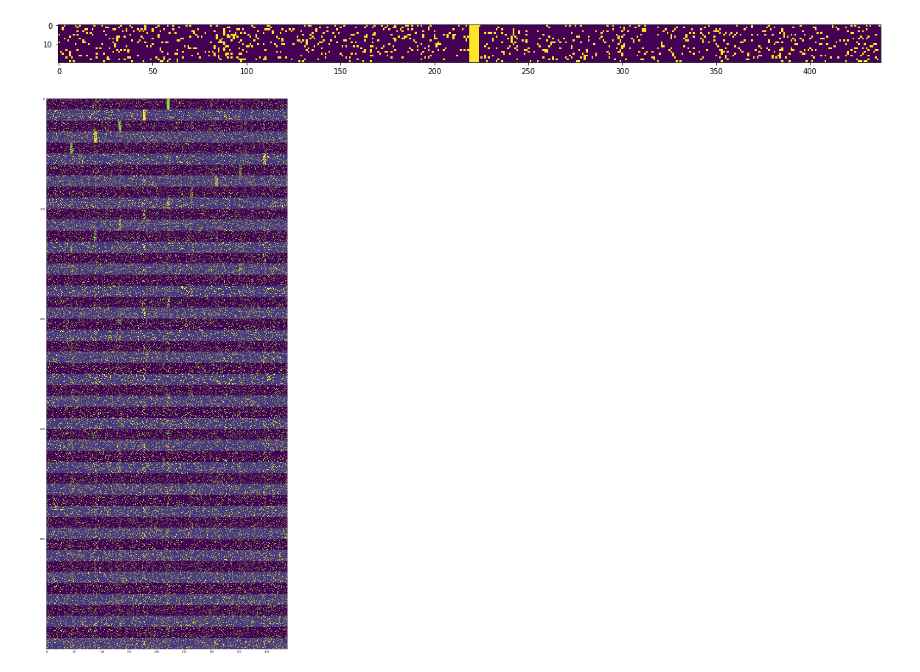
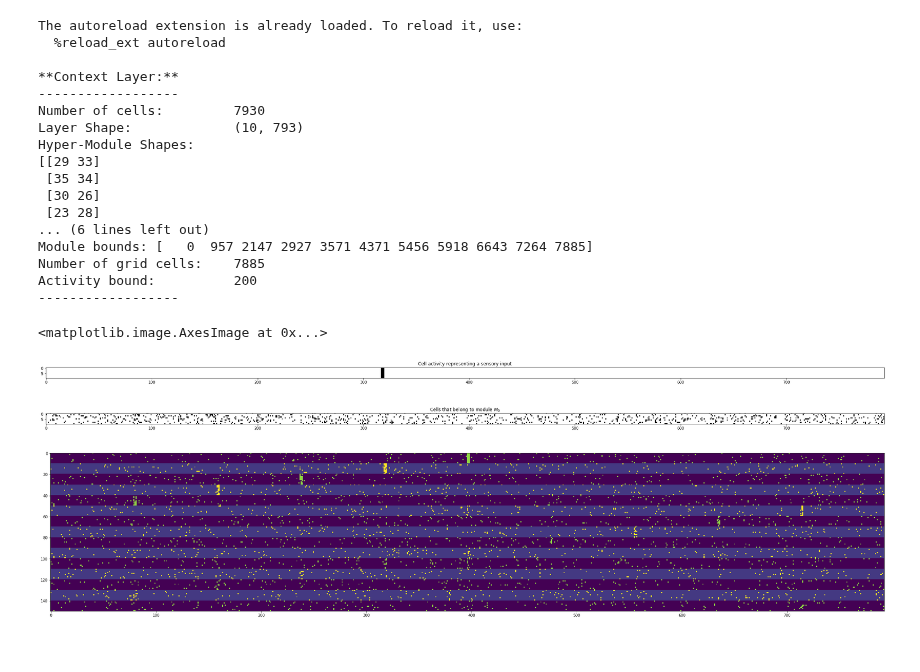
Before and after one commit to mirkoklukas/htmresearch, a Jupyter notebook: projects/gridcells/jupyter/context_integration/Position Estimate.ipynb, the cells around one changed output. Saved outputs shown, nothing was run; the diff lists cells and outputs as text; code cells hidden in the pictures.

```diff
--- a/projects/gridcells/jupyter/context_integration/Position Estimate.ipynb
+++ b/projects/gridcells/jupyter/context_integration/Position Estimate.ipynb
@@ -115,23 +1,87 @@ CL.clear()
+# %%
+import numpy as np
+import matplotlib.pyplot as plt
+from matplotlib import animation, rc
+from IPython.display import HTML
+from mpl_toolkits.mplot3d import Axes3D
+from htmresearch.support.gridcells.context_integration.context_layer import ContextLayer
+from htmresearch.support.gridcells.context_integration.utils import (create_module_shape,
+                                                                     create_action_tensor,
+                                                                     get_actions,
+                                                                     get_closed_3d_path,
+                                                                     load_digit_features)
+
+from scipy.stats import entropy
+
+%matplotlib inline
+%load_ext autoreload
+%autoreload 2
+
+
+
+m = 10   # Number of modules
+n = 30   # Approximate number of cells per module dimension
+d = 10   # Cells per minicolumn
+w = 3    # Code weight of the sensory SDR
+
+zero = np.zeros(2*m)
+dx,dy,dz = get_actions(m,3)
+
+module_shapes = create_module_shape(m,n, rmin=-10,rmax=5)
+action_tensor = create_action_tensor(m)
+
+X, V = get_closed_3d_path(num_samples=20, radius=5)
+
+CL  = ContextLayer(layer_height=d, module_shapes=module_shapes, action_map=action_tensor, max_activity=200)
+
+F = load_digit_features(w=w, shape=CL.layer.shape)
+
+print CL
+# %% [output]
+The autoreload extension is already loaded. To reload it, use:
+  %reload_ext autoreload
+
+**Context Layer:**
+------------------
+Number of cells:         7930
+Layer Shape:             (10, 793)
+Hyper-Module Shapes:
+[[29 33]
+ [35 34]
+ [30 26]
+ [23 28]
+... (6 lines left out)
+Module bounds: [   0  957 2147 2927 3571 4371 5456 5918 6643 7264 7885]
+Number of grid cells:    7885
+Activity bound:          200
+------------------
+# %%
+
+plt.figure(figsize=(40,20))
+plt.title("Cell activity representing a sensory input")
+plt.imshow(F[4], cmap="binary", vmin=0, vmax=1)
+
+plt.figure(figsize=(40,20))
+plt.title("Cells that belong to module $M_0$")
+plt.imshow(CL.highlight_module(0), cmap="binary", vmin=0, vmax=1)
+# %% [output]
+<matplotlib.image.AxesImage at 0x...>
+[figure, added]
+[figure, added]
 # %%
 CL.clear()
 CL.extend(zero, F[0])
 T = 500
 for t in range(T):
     CL.extend(dx , F[1 + t%9])
 
-plt.figure(figsize=(20,10))
-plt.imshow(CL.layer)
-plt.show()
 
 plt.figure(figsize=(40,40))
-
-img = np.concatenate([CL.explore(-t*dx, mentally=True) + (t%2)*0.2 for t in range(0,30)], axis=0)
-# plt.imshow(img, cmap="viridis", vmin=0, vmax=1)
+img = np.concatenate([CL.explore(-t*dx, mentally=True) + (t%2)*0.2 for t in range(0,15)], axis=0)
 plt.imshow(img, cmap="viridis")
 plt.show()
 # %% [output]
-[figure, old version]
+[figure, new version]
-[figure, removed]
 # %%
 """
 Creating an environment and
```
Also changed, not shown: parts of 10 cells of this notebook, 10 other files.
